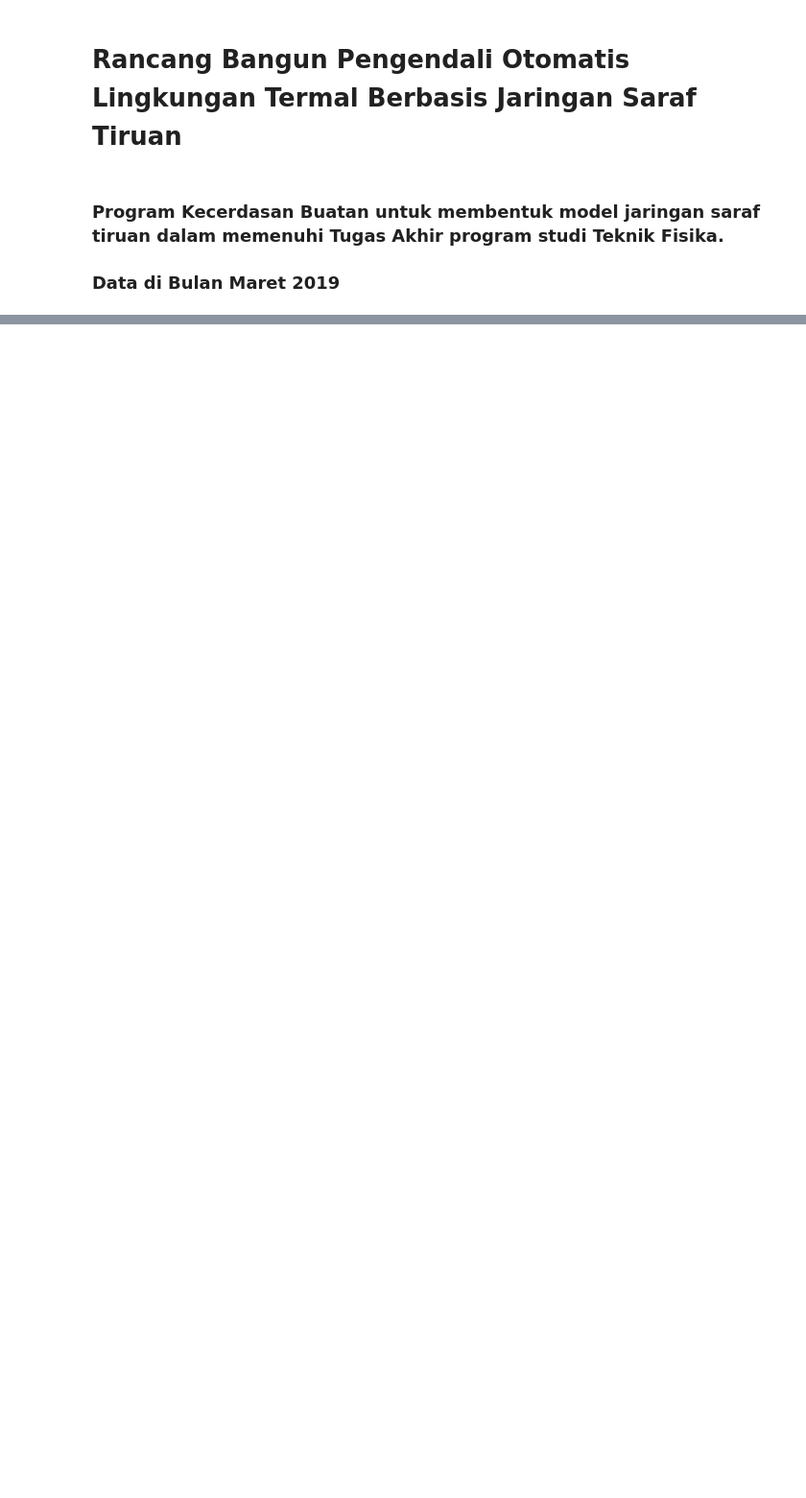
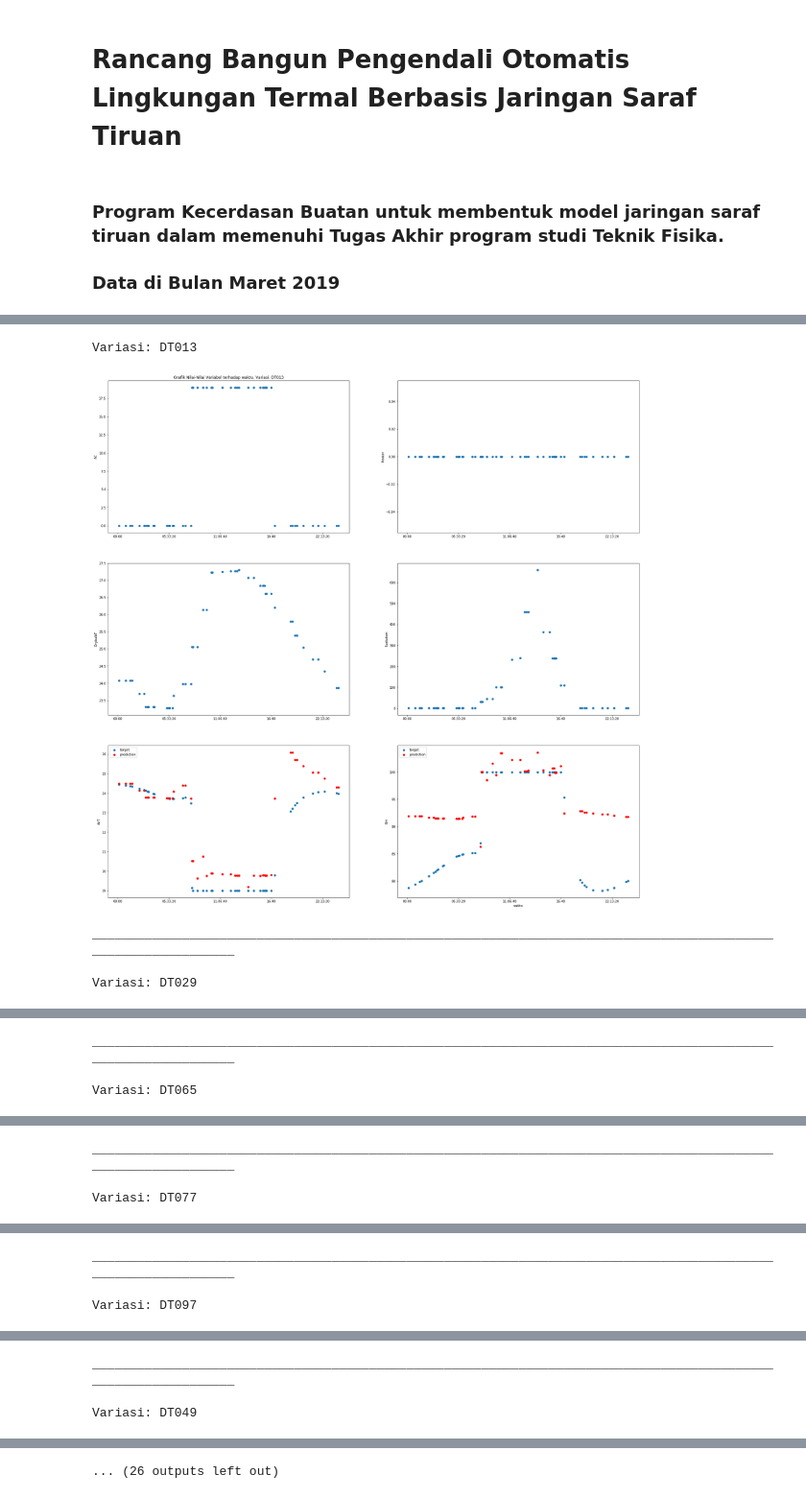
Before and after one commit to ridhanf/nncontrol, a Jupyter notebook: model_4DES.ipynb, the cells around one changed output, grey strips where cells are left out. Shown at 96% size. Saved outputs shown, nothing was run; the diff lists cells and outputs as text; code cells hidden in the pictures; blank space fills up the shorter version.

```diff
--- a/model_4DES.ipynb
+++ b/model_4DES.ipynb
@@ -323,0 +276,62 @@ plt.show()
+# %%
+for v in y_test.Variation.values:
+    print('Variasi:', v)
+
+    x1  = y_test.loc[y_test['Variation']==v].Time
+
+    y1  = X_test.loc[y_test['Variation']==v].AC
+    y2  = X_test.loc[y_test['Variation']==v].Heater
+    y3  = X_test.loc[y_test['Variation']==v].DrybulbT
+    y4  = X_test.loc[y_test['Variation']==v].Radiation
+    y5a = y_test.loc[y_test['Variation']==v].AirT
+    y5b = y_pred.loc[y_pred['Variation']==v].AirT
+    y6a = y_test.loc[y_test['Variation']==v].RH
+    y6b = y_pred.loc[y_pred['Variation']==v].RH
+
+    plt.subplots(figsize=(30,30))
+
+    plt.subplot(3,2,1)
+    plt.title('Grafik Nilai-Nilai Variabel terhadap waktu. Variasi: ' + str(v))
+    plt.plot(x1, y1, 'o')
+    plt.xlabel(None)
+    plt.ylabel('AC')
+
+    plt.subplot(3,2,2)
+    plt.plot(x1, y2, 'o')
+    plt.xlabel(None)
+    plt.ylabel('Heater')
+
+    plt.subplot(3,2,3)
+    plt.plot(x1, y3, 'o')
+    plt.xlabel(None)
+    plt.ylabel('DrybulbT')
+
+    plt.subplot(3,2,4)
+    plt.plot(x1, y4, 'o')
+    plt.xlabel(None)
+    plt.ylabel('Radiation')
+
+    plt.subplot(3,2,5)
+    plt.plot(x1, y5a, 'o', label='target')
+    plt.plot(x1, y5b, 'ro', label='prediction')
+    plt.xlabel(None)
+    plt.ylabel('AirT')
+    plt.legend(loc = 'upper left')
+
+    plt.subplot(3,2,6)
+    plt.plot(x1, y6a, 'o', label='target')
+    plt.plot(x1, y6b, 'ro', label='prediction')
+    plt.xlabel('waktu')
+    plt.ylabel('RH')
+    plt.legend(loc = 'upper left')
+
+    plt.show()
+
+    print('_'*110)
+    print()
+# %% [output]
+Variasi: DT013
+[figure, added]
+______________________________________________________________________________________________________________
+
+Variasi: DT029
@@ -323,0 +339,3 @@ plt.show()
+______________________________________________________________________________________________________________
+
+Variasi: DT065
@@ -323,0 +343,3 @@ plt.show()
+______________________________________________________________________________________________________________
+
+Variasi: DT077
@@ -323,0 +347,3 @@ plt.show()
+______________________________________________________________________________________________________________
+
+Variasi: DT097
@@ -323,0 +351,3 @@ plt.show()
+______________________________________________________________________________________________________________
+
+Variasi: DT049
@@ -323,0 +355 @@ plt.show()
+... (26 outputs left out)
```
Also changed, not shown: parts of 41 cells of this notebook, 21 other files.
